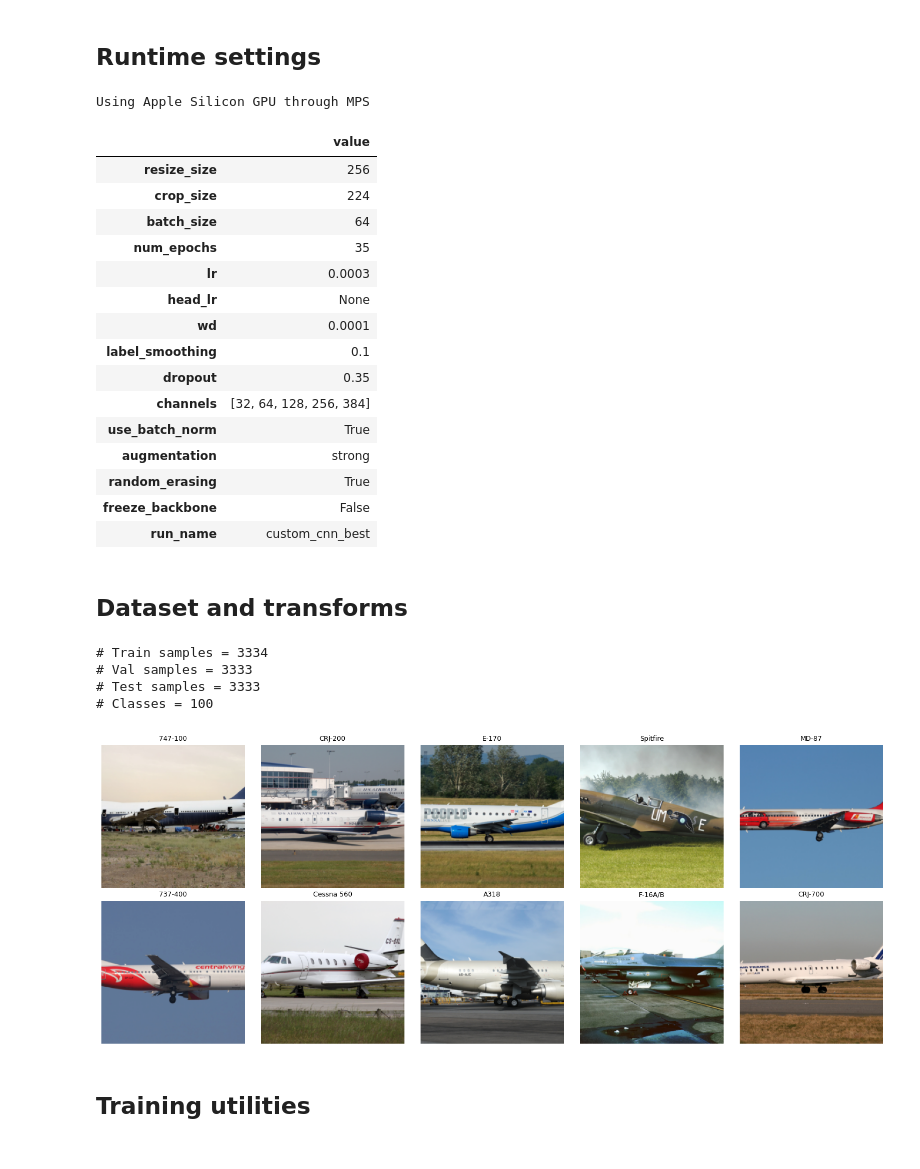
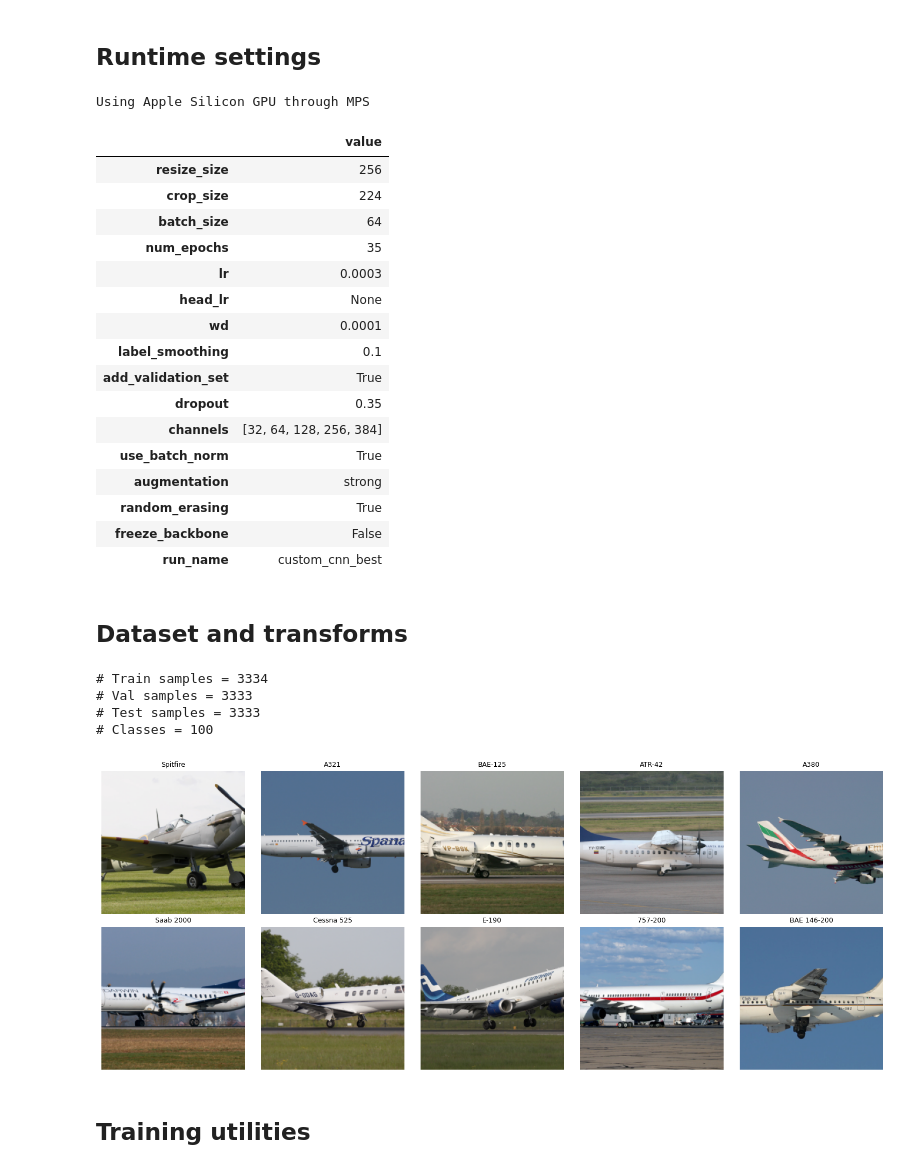
Before and after one commit to mohamadch91/UNIBO_IPCV_Image_classification, a Jupyter notebook: assignment_module_two.ipynb, the cells around one changed output. Cells and saved outputs as stored; diff of their text form; code cells hidden in the pictures.

```diff
--- a/assignment_module_two.ipynb
+++ b/assignment_module_two.ipynb
@@ -122,33 +122,35 @@ cfg = {
     "batch_size": 64,
     "num_epochs": 35,
 
     "lr": 3e-4,
     "head_lr": None,
     "wd": 1e-4,
     "label_smoothing": 0.1,
+    "add_validation_set": True,
 
     "dropout": 0.35,
     "channels": [32, 64, 128, 256, 384],
     "use_batch_norm": True,
     "augmentation": "strong",
     "random_erasing": True,
     "freeze_backbone": False,
 
     "run_name": "custom_cnn_best"
 }
 
 pd.DataFrame.from_dict(cfg, orient="index", columns=["value"])
 # %% [output]
 Using Apple Silicon GPU through MPS
 |  | value |
 | resize_size | 256 |
 | crop_size | 224 |
 | batch_size | 64 |
 | num_epochs | 35 |
 | lr | 0.0003 |
 | head_lr | None |
 | wd | 0.0001 |
 | label_smoothing | 0.1 |
+| add_validation_set | True |
 | dropout | 0.35 |
 | channels | [32, 64, 128, 256, 384] |
 | use_batch_norm | True |
@@ -344,7 +346,7 @@ if SHOW_DATASET_PREVIEW:
 # Val samples = 3333
 # Test samples = 3333
 # Classes = 100
-[figure, old version]
+[figure, new version]
 # %% [markdown]
 ## Training utilities
 # %%
```
Also changed, not shown: parts of 4 cells of this notebook.
